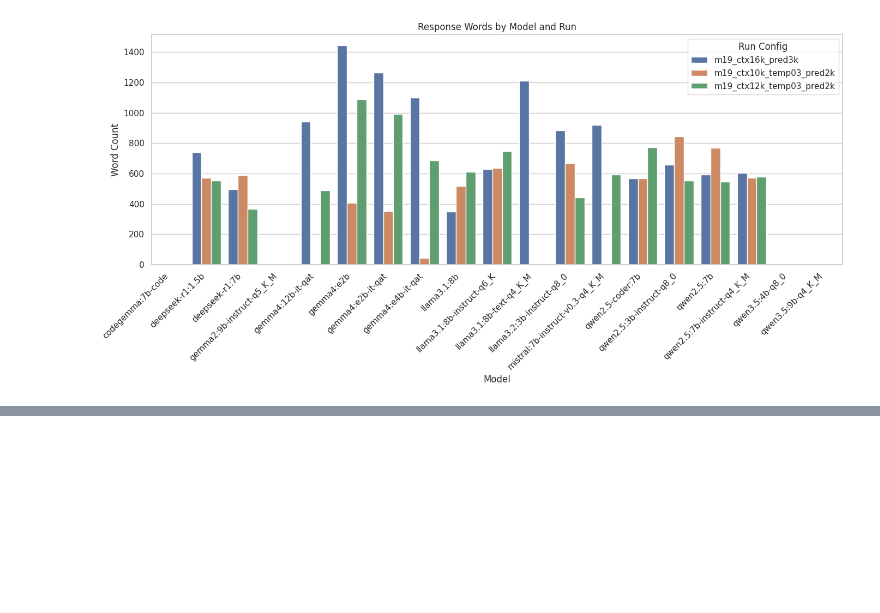
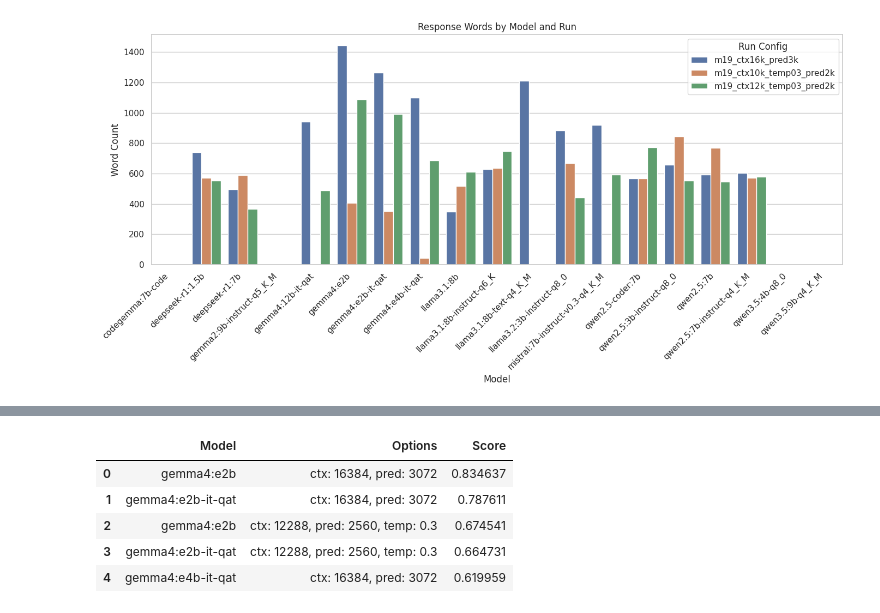
Before and after one commit to kirillstrelkov/job-hunt, a Jupyter notebook: tools/py/tailor_cv_eval/tools/eval_models_with_diff_options/view_results.ipynb, the cells around one changed output, grey strips where cells are left out. Cells and saved outputs as stored; diff of their text form; code cells hidden in the pictures; blank space fills up the shorter version.

```diff
--- a/tools/py/tailor_cv_eval/tools/eval_models_with_diff_options/view_results.ipynb
+++ b/tools/py/tailor_cv_eval/tools/eval_models_with_diff_options/view_results.ipynb
@@ -222,0 +297,40 @@ display(styled_df)
+# %%
+import pandas as pd
+from sklearn.preprocessing import MinMaxScaler
+
+
+df = table_df.copy()
+
+scaler = MinMaxScaler()
+metrics = [
+    ModelStatsDisplayCols.TOTAL_TIME,
+    ModelStatsDisplayCols.GEN_SPEED,
+    ModelStatsDisplayCols.GEN_TOKENS,
+    ModelStatsDisplayCols.RESPONSE_WORDS,
+]
+df_norm = pd.DataFrame(scaler.fit_transform(df[metrics]), columns=metrics)
+df_norm[ModelStatsDisplayCols.TOTAL_TIME] = 1 - df_norm[ModelStatsDisplayCols.TOTAL_TIME]
+
+weights = {
+    ModelStatsDisplayCols.TOTAL_TIME: 0.20,
+    ModelStatsDisplayCols.GEN_SPEED: 0.10,
+    ModelStatsDisplayCols.GEN_TOKENS: 0.30,
+    ModelStatsDisplayCols.RESPONSE_WORDS: 0.40,
+}
+
+df["Score"] = (
+    df_norm[ModelStatsDisplayCols.TOTAL_TIME] * weights[ModelStatsDisplayCols.TOTAL_TIME]
+    + df_norm[ModelStatsDisplayCols.GEN_SPEED] * weights[ModelStatsDisplayCols.GEN_SPEED]
+    + df_norm[ModelStatsDisplayCols.GEN_TOKENS] * weights[ModelStatsDisplayCols.GEN_TOKENS]
+    + df_norm[ModelStatsDisplayCols.RESPONSE_WORDS] * weights[ModelStatsDisplayCols.RESPONSE_WORDS]
+)
+
+df_sorted = df.sort_values(by="Score", ascending=False).reset_index(drop=True)
+df_sorted[["Model", "Options", "Score"]].head()
+# %% [output]
+|  | Model | Options | Score |
+| 0 | gemma4:e2b | ctx: 16384, pred: 3072 | 0.834637 |
+| 1 | gemma4:e2b-it-qat | ctx: 16384, pred: 3072 | 0.787611 |
+| 2 | gemma4:e2b | ctx: 12288, pred: 2560, temp: 0.3 | 0.674541 |
+| 3 | gemma4:e2b-it-qat | ctx: 12288, pred: 2560, temp: 0.3 | 0.664731 |
+| 4 | gemma4:e4b-it-qat | ctx: 16384, pred: 3072 | 0.619959 |
```
Also changed, not shown: parts of 9 cells of this notebook, 5 other files.
